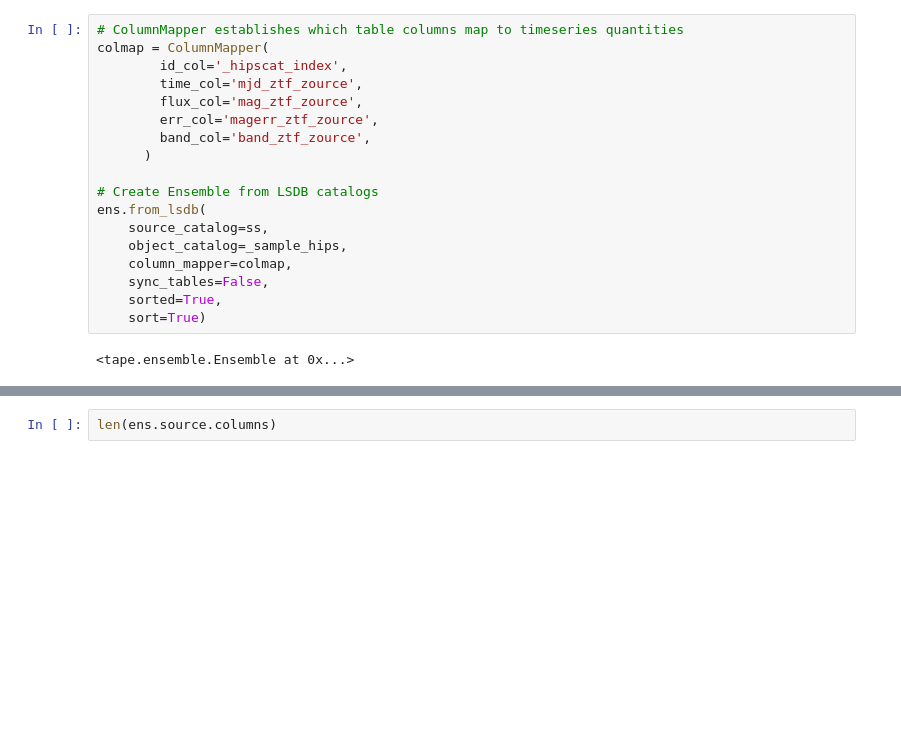
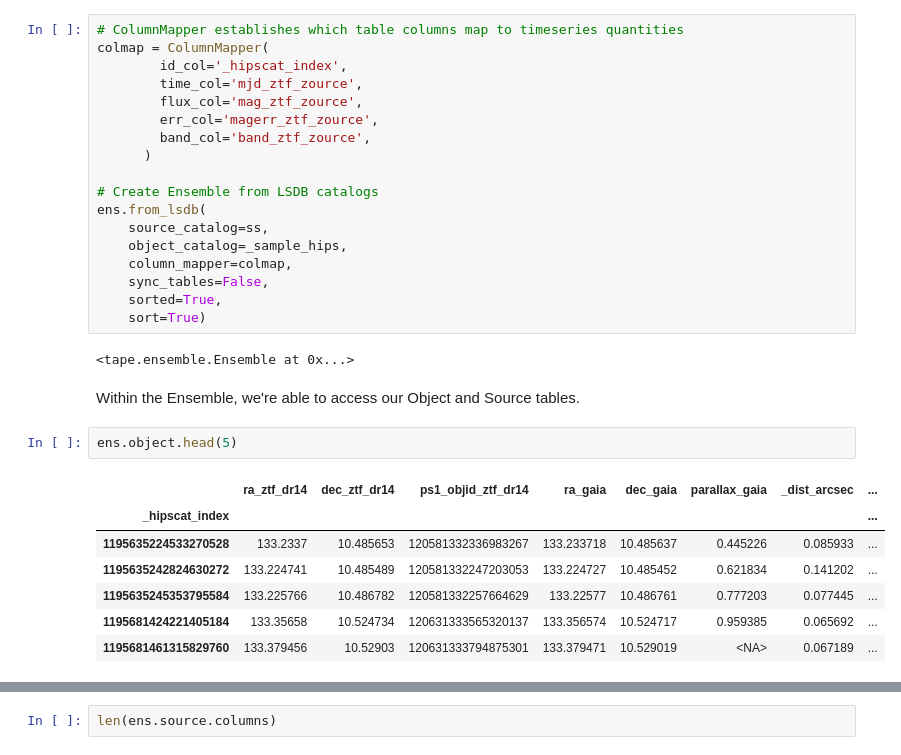
Before and after one commit to lincc-frameworks/MWGaia-DN_Introductory_School, a Jupyter notebook: Notebook_2_Basic_Time_Domain.ipynb, the cells around one changed output, grey strips where cells are left out. Saved outputs shown, nothing was run; the diff lists cells and outputs as text; blank space fills up the shorter version.

```diff
--- a/Notebook_2_Basic_Time_Domain.ipynb
+++ b/Notebook_2_Basic_Time_Domain.ipynb
@@ -203,3 +217,15 @@ ens.from_lsdb(
     sort=True)
 # %% [output]
 <tape.ensemble.Ensemble at 0x...>
+# %% [markdown]
+Within the Ensemble, we're able to access our Object and Source tables.
+# %%
+ens.object.head(5)
+# %% [output]
+|  | ra_ztf_dr14 | dec_ztf_dr14 | ps1_objid_ztf_dr14 | ra_gaia | dec_gaia | parallax_gaia | _dist_arcsec | ... |
+| _hipscat_index |  |  |  |  |  |  |  | ... |
+| 1195635224533270528 | 133.2337 | 10.485653 | 120581332336983267 | 133.233718 | 10.485637 | 0.445226 | 0.085933 | ... |
+| 1195635242824630272 | 133.224741 | 10.485489 | 120581332247203053 | 133.224727 | 10.485452 | 0.621834 | 0.141202 | ... |
+| 1195635245353795584 | 133.225766 | 10.486782 | 120581332257664629 | 133.22577 | 10.486761 | 0.777203 | 0.077445 | ... |
+| 1195681424221405184 | 133.35658 | 10.524734 | 120631333565320137 | 133.356574 | 10.524717 | 0.959385 | 0.065692 | ... |
+| 1195681461315829760 | 133.379456 | 10.52903 | 120631333794875301 | 133.379471 | 10.529019 | <NA> | 0.067189 | ... |
```
Also changed, not shown: parts of 11 cells of this notebook.
